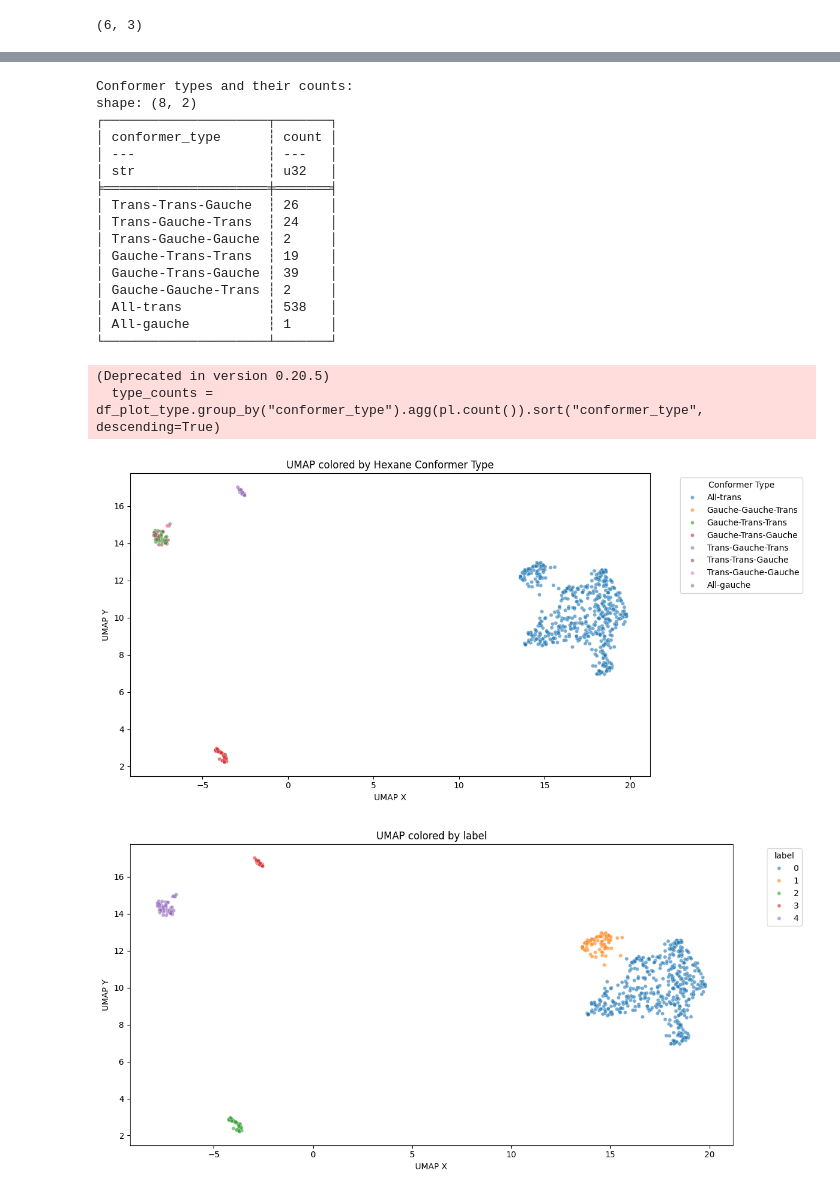
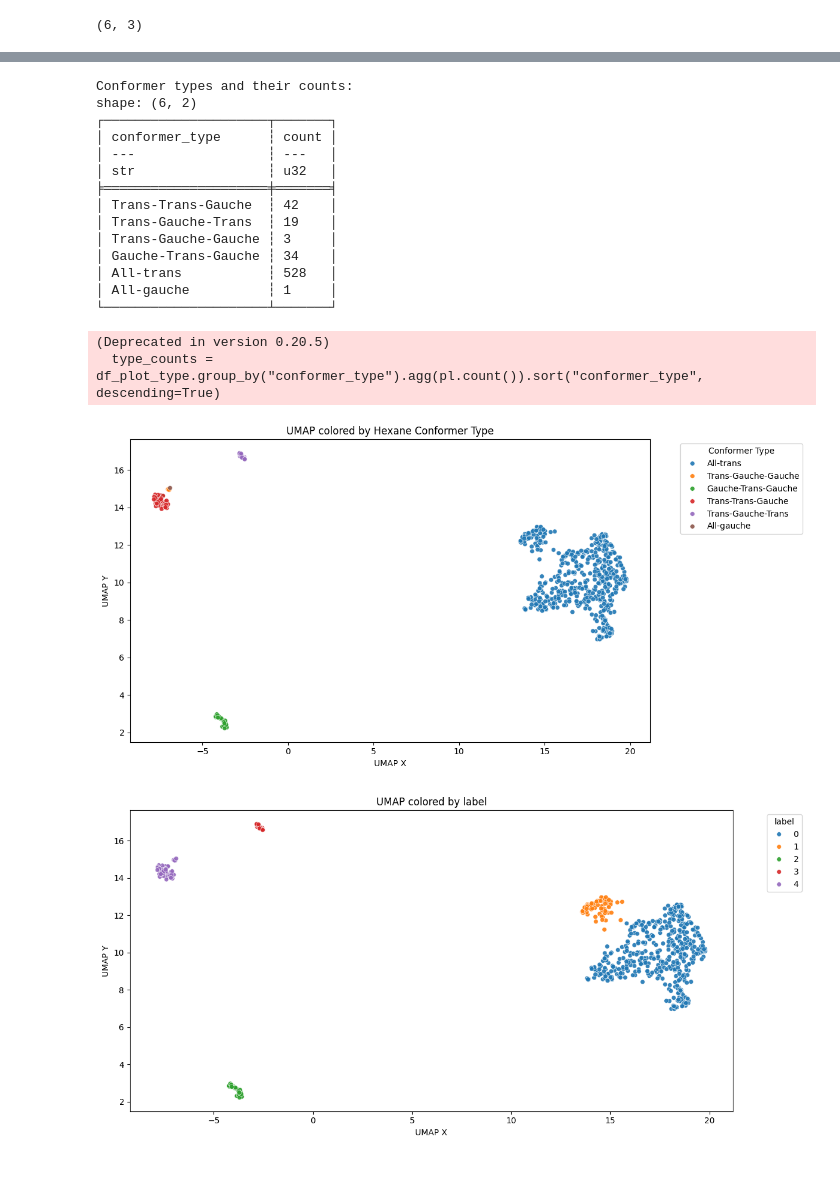
Before and after one commit to blackwood168/umap_rmsd_images, a Jupyter notebook: conformer.ipynb, the cells around one changed output, grey strips where cells are left out. Drawn from its saved outputs; the diff is of its cells as text; code cells hidden in the pictures.

```diff
--- a/conformer.ipynb
+++ b/conformer.ipynb
@@ -258,7 +258,7 @@ def calculate_hexane_torsions(coords):
     return torsions
 
 # Function to classify hexane conformer based on torsion angles
-def classify_hexane_conformer(torsions, threshold=30):
+def classify_hexane_conformer(torsions, threshold=15):
     """
     Classify hexane conformer based on torsion angles.
     threshold: angle threshold in degrees to distinguish trans (~180°) from gauche (~60°)
@@ -294,10 +294,10 @@ def classify_hexane_conformer(torsions, threshold=30):
         'ttt': 'All-trans',
         'ttg': 'Trans-Trans-Gauche',
         'tgt': 'Trans-Gauche-Trans',
-        'gtt': 'Gauche-Trans-Trans',
+        'gtt': 'Trans-Trans-Gauche',
         'tgg': 'Trans-Gauche-Gauche',
         'gtg': 'Gauche-Trans-Gauche',
-        'ggt': 'Gauche-Gauche-Trans',
+        'ggt': 'Trans-Gauche-Gauche',
         'ggg': 'All-gauche',
     }
 
@@ -423,43 +423,41 @@ print(type_counts)
 
 # Create scatterplot
 sns.scatterplot(data=df_plot_type.to_pandas(), x='X', y='Y', hue='conformer_type',
-                palette='tab10', alpha=0.6, s=20)
+                palette='tab10', alpha=0.9, s=30)
 plt.title('UMAP colored by Hexane Conformer Type')
 plt.xlabel('UMAP X')
 plt.ylabel('UMAP Y')
 plt.legend(title='Conformer Type', bbox_to_anchor=(1.05, 1), loc='upper left', fontsize=10)
 plt.tight_layout()
 plt.show()
 
 
 # Create scatterplot
 plt.figure(figsize=(12, 6))
 sns.scatterplot(data=df_plot_type.to_pandas(), x='X', y='Y', hue='label',
-                palette='tab10', alpha=0.6, s=20)
+                palette='tab10', alpha=0.9, s=30)
 plt.title('UMAP colored by label')
 plt.xlabel('UMAP X')
 plt.ylabel('UMAP Y')
 plt.legend(title='label', bbox_to_anchor=(1.05, 1), loc='upper left', fontsize=10)
 plt.tight_layout()
 plt.show()
 # %% [output]
 Conformer types and their counts:
-shape: (8, 2)
+shape: (6, 2)
 ┌─────────────────────┬───────┐
 │ conformer_type      ┆ count │
 │ ---                 ┆ ---   │
 │ str                 ┆ u32   │
 ╞═════════════════════╪═══════╡
-│ Trans-Trans-Gauche  ┆ 26    │
-│ Trans-Gauche-Trans  ┆ 24    │
-│ Trans-Gauche-Gauche ┆ 2     │
-│ Gauche-Trans-Trans  ┆ 19    │
-│ Gauche-Trans-Gauche ┆ 39    │
-│ Gauche-Gauche-Trans ┆ 2     │
-│ All-trans           ┆ 538   │
+│ Trans-Trans-Gauche  ┆ 42    │
+│ Trans-Gauche-Trans  ┆ 19    │
+│ Trans-Gauche-Gauche ┆ 3     │
+│ Gauche-Trans-Gauche ┆ 34    │
+│ All-trans           ┆ 528   │
 │ All-gauche          ┆ 1     │
 └─────────────────────┴───────┘
 (Deprecated in version 0.20.5)
   type_counts = df_plot_type.group_by("conformer_type").agg(pl.count()).sort("conformer_type", descending=True)
-[figure, old version]
+[figure, new version]
-[figure, old version]
+[figure, new version]
```
Also changed, not shown: parts of 10 cells of this notebook, 8 other files.
